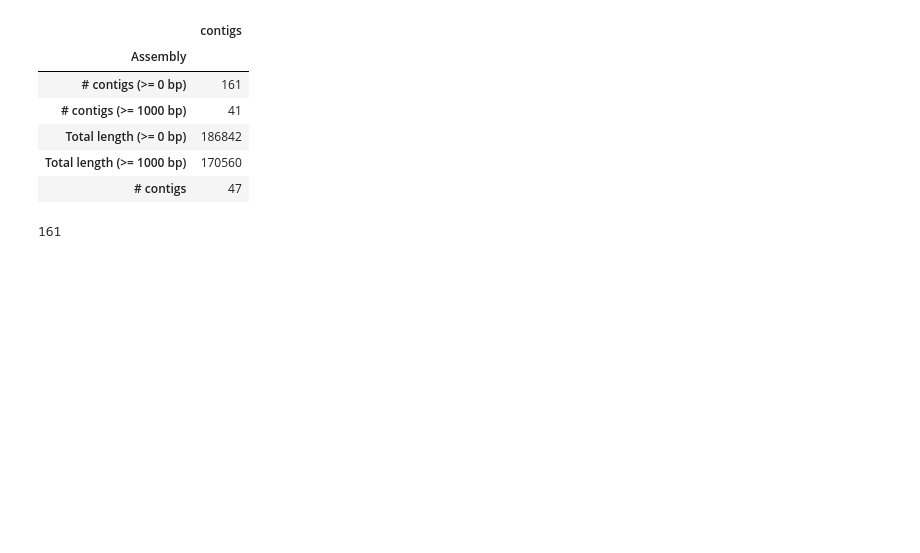
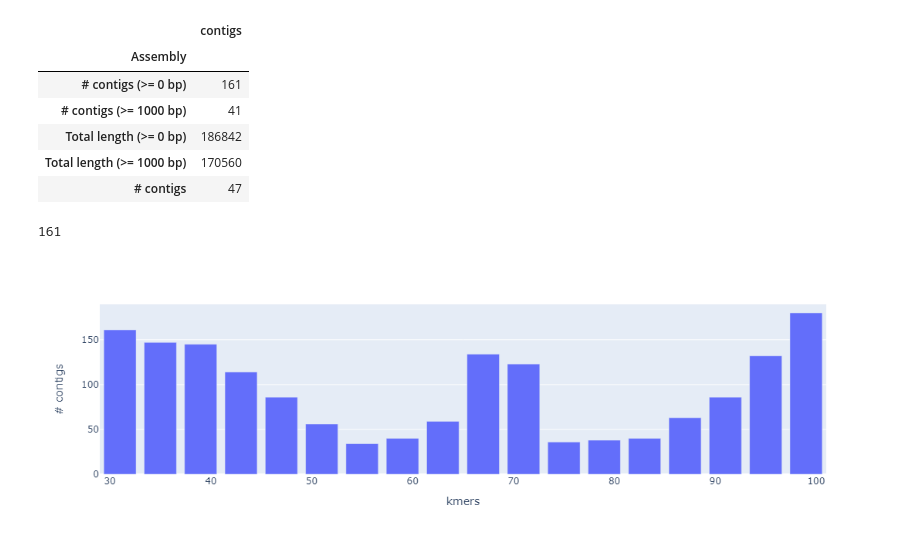
Before and after one commit to chloea31/personal_project, a Jupyter notebook: notebooks/velvet/Velvet_analysis.ipynb, the cells around one changed output. Drawn from its saved outputs; the diff is of its cells as text; code cells hidden in the pictures; blank space fills up the shorter version.

Commit message:
add new version of the notebook with bar plot and the corresponding figure; rest to do the other analysis

```diff
--- a/notebooks/velvet/Velvet_analysis.ipynb
+++ b/notebooks/velvet/Velvet_analysis.ipynb
@@ -112,3 +111,9 @@ memory usage: 736.0+ bytes
 int(data_31.loc["# contigs (>= 0 bp)", "contigs"])
 # %% [output]
 161
+# %%
+# Histogram
+fig = px.bar(df_ref, x = "kmers", y = "# contigs", title = "Number of contigs vs. kmers size")
+fig.show()
+# %% [output]
+[figure, added]
```
Also changed, not shown: parts of 1 cell of this notebook, 1 other file.
